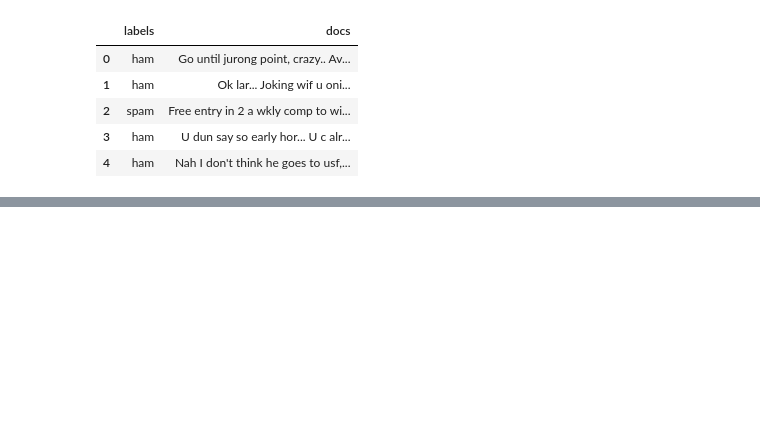
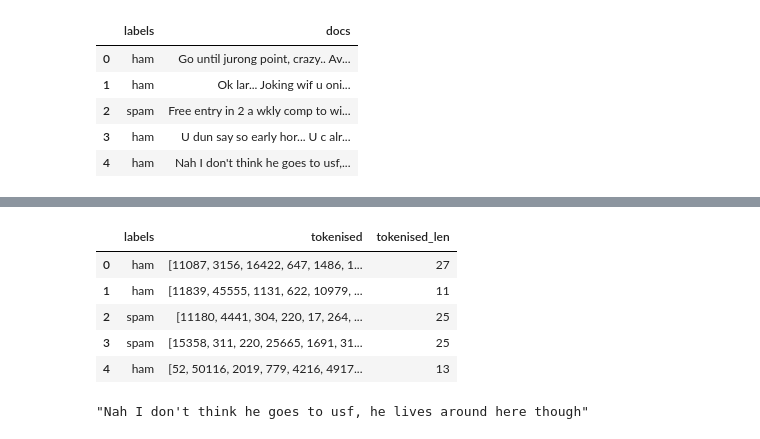
Before and after one commit to AengusBl/Jedha-AT-T, a Jupyter notebook: research.ipynb, the cells around one changed output, grey strips where cells are left out. Saved outputs shown, nothing was run; the diff lists cells and outputs as text; code cells hidden in the pictures; blank space fills up the shorter version.

```diff
--- a/research.ipynb
+++ b/research.ipynb
@@ -12,0 +68,24 @@ data_df.head()
+# %%
+from tqdm import trange
+
+split_tokenised_dict = dict(labels = [], tokenised = [], tokenised_len = [])
+split_threshold = 50 # arbitrary
+
+for row_num in trange(len(tokenised_df)):
+    row = tokenised_df.loc[row_num,:]
+    if  row.tokenised_len < split_threshold:
+        num_parts = 1
+    elif row.tokenised_len < (split_threshold * 3):
+        num_parts = 2
+    else:
+        num_parts = 3
+
+    part_len = row.tokenised_len // num_parts
+    for part in range(num_parts):
+        split_tokenised_dict["labels"].append(row.labels)
+        new_tokenised_doc = row.tokenised[(part*part_len):((part+1)*part_len)] # This works because you can give a slice out of range, and because `part*part_len == 0` at the start of range()
+        split_tokenised_dict["tokenised"].append(new_tokenised_doc)
+        split_tokenised_dict["tokenised_len"].append(len(new_tokenised_doc))
+
+split_tokenised_df = pd.DataFrame(split_tokenised_dict)
+split_tokenised_df.describe()
@@ -12,0 +102,9 @@ data_df.head()
+# %%
+split_tokenised_df.head()
+# %% [output]
+|  | labels | tokenised | tokenised_len |
+| 0 | ham | [11087, 3156, 16422, 647, 1486, 1... | 27 |
+| 1 | ham | [11839, 45555, 1131, 622, 10979, ... | 11 |
+| 2 | spam | [11180, 4441, 304, 220, 17, 264, ... | 25 |
+| 3 | spam | [15358, 311, 220, 25665, 1691, 31... | 25 |
+| 4 | ham | [52, 50116, 2019, 779, 4216, 4917... | 13 |
@@ -12,0 +115,4 @@ data_df.head()
+# %%
+tokeniser.decode(split_tokenised_df.loc[5, "tokenised"])
+# %% [output]
+"Nah I don't think he goes to usf, he lives around here though"
```
Also changed, not shown: parts of 16 cells of this notebook, 4 other files.
